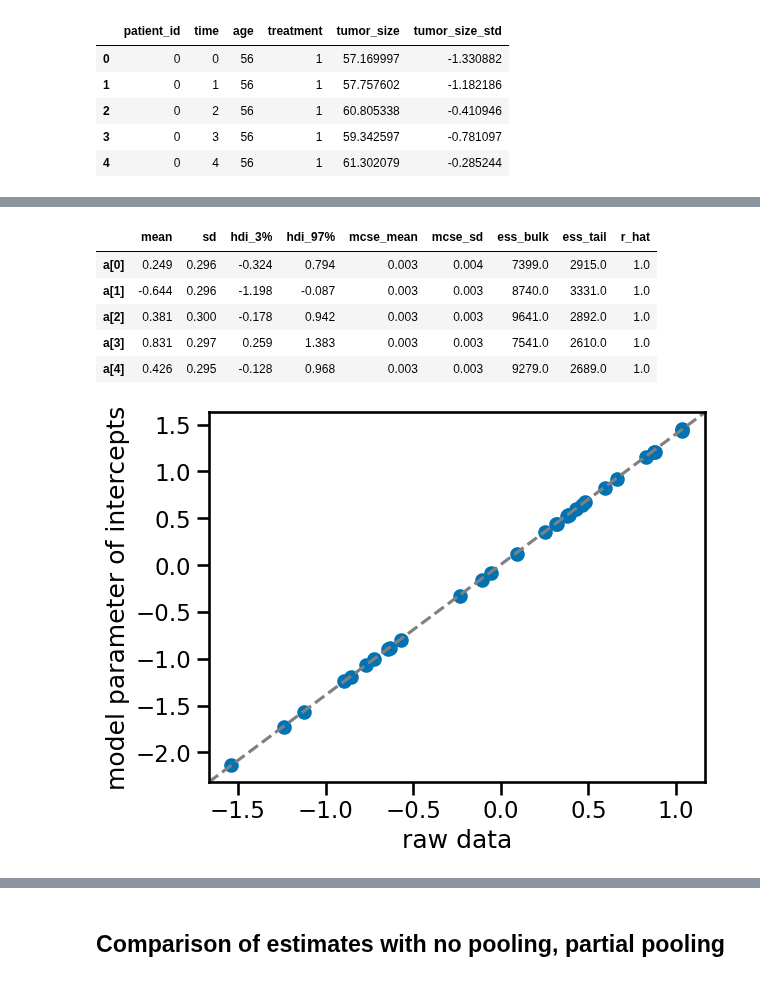
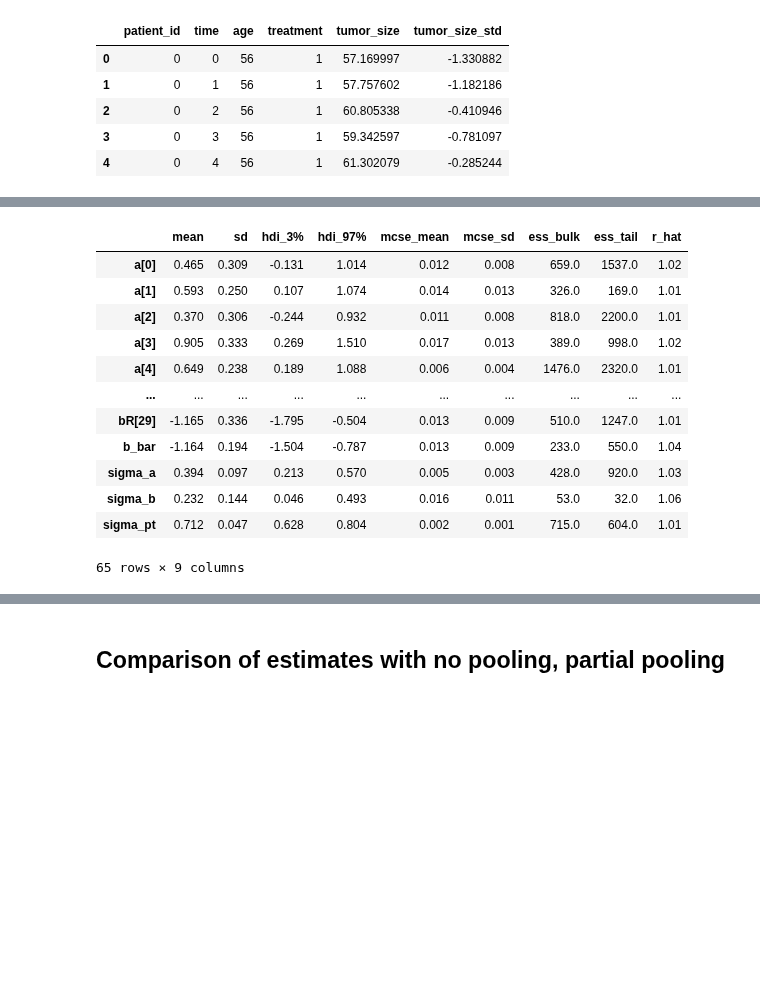
Before and after one commit to benslack19/benslack19.github.io, a Jupyter notebook: _posts_drafts/2024-05-29-time-series-varying-effects.ipynb, the cells around one changed output, grey strips where cells are left out. Cells and saved outputs as stored; diff of their text form; code cells hidden in the pictures; blank space fills up the shorter version.

```diff
--- a/_posts_drafts/2024-05-29-time-series-varying-effects.ipynb
+++ b/_posts_drafts/2024-05-29-time-series-varying-effects.ipynb
@@ -146,13 +183,20 @@ The `patient_id` variable is completely ignored. A subscript to denote the patie
 # %%
-# complete pooling, intercepts only
+# multilevel model, random intercepts and unpooled slopes
 with pm.Model() as m0:
 
-    # priors
-    a = pm.Normal("a_bar", 0.0, 1)
+    # prior for average patient
+    a_bar = pm.Normal("a_bar", 0.0, 1)
+    sigma_pt = pm.Exponential("sigma_pt", 1.0)
+
+    # prior for SD of tumor size
     sigma = pm.Exponential("sigma", 1.0)
 
+    # alpha, beta priors for each patient
+    a = pm.Normal("a", a_bar, sigma_pt, shape=len(df_data["patient_id"].unique()))
+    bR = pm.Normal("bR", 0, 1, shape=len(df_data["patient_id"].unique()))
+
     # linear model
-    mu = a
+    mu = a[df_data["patient_id"]] + bR[df_data["patient_id"]] * df_data['treatment']
 
     # likelihood
     s = pm.Normal("s", mu=mu, sigma=sigma, observed=df_data["tumor_size_std"])
@@ -189,13 +261,22 @@ $$ \sigma \sim \text{Exponential}(1) $$
 # %%
-# no pooling, intercepts only
+# multilevel model, random intercepts and random slopes
 with pm.Model() as m1:
 
-    # priors
-    a = pm.Normal("a", 0.0, 1, shape=df_data["patient_id"].nunique())
-    sigma = pm.Exponential("sigma", 1.0)
+    # hyperpriors for average patient
+    a_bar = pm.Normal("a_bar", 0.0, 1)
+    sigma_a = pm.Exponential("sigma_a", 1.0)
+    b_bar = pm.Normal("b_bar", 0.0, 1)
+    sigma_b = pm.Exponential("sigma_b", 1.0)
 
-    # linear model... # initialize with pymc data?... represent patient as its own cluster
-    mu = a[df_data["patient_id"]]
+    # prior for SD of tumor size
+    sigma = pm.Exponential("sigma_pt", 1.0)
+
+    # alpha, beta priors for each patient
+    a = pm.Normal("a", a_bar, sigma_a, shape=len(df_data["patient_id"].unique()))
+    bR = pm.Normal("bR", b_bar, sigma_b, shape=len(df_data["patient_id"].unique()))
+
+    # linear model
+    mu = a[df_data["patient_id"]] + bR[df_data["patient_id"]] * df_data['treatment']
 
     # likelihood
     s = pm.Normal("s", mu=mu, sigma=sigma, observed=df_data["tumor_size_std"])
@@ -231,19 +299,16 @@ ServerApp.rate_limit_window=3.0 (secs)
 # %%
-az.summary(trace_m1).head()
+az.summary(trace_m1)
 # %% [output]
 |  | mean | sd | hdi_3% | hdi_97% | mcse_mean | mcse_sd | ess_bulk | ess_tail | r_hat |
-| a[0] | 0.249 | 0.296 | -0.324 | 0.794 | 0.003 | 0.004 | 7399.0 | 2915.0 | 1.0 |
-| a[1] | -0.644 | 0.296 | -1.198 | -0.087 | 0.003 | 0.003 | 8740.0 | 3331.0 | 1.0 |
-| a[2] | 0.381 | 0.300 | -0.178 | 0.942 | 0.003 | 0.003 | 9641.0 | 2892.0 | 1.0 |
-| a[3] | 0.831 | 0.297 | 0.259 | 1.383 | 0.003 | 0.003 | 7541.0 | 2610.0 | 1.0 |
-| a[4] | 0.426 | 0.295 | -0.128 | 0.968 | 0.003 | 0.003 | 9279.0 | 2689.0 | 1.0 |
+| a[0] | 0.465 | 0.309 | -0.131 | 1.014 | 0.012 | 0.008 | 659.0 | 1537.0 | 1.02 |
+| a[1] | 0.593 | 0.250 | 0.107 | 1.074 | 0.014 | 0.013 | 326.0 | 169.0 | 1.01 |
+| a[2] | 0.370 | 0.306 | -0.244 | 0.932 | 0.011 | 0.008 | 818.0 | 2200.0 | 1.01 |
+| a[3] | 0.905 | 0.333 | 0.269 | 1.510 | 0.017 | 0.013 | 389.0 | 998.0 | 1.02 |
+| a[4] | 0.649 | 0.238 | 0.189 | 1.088 | 0.006 | 0.004 | 1476.0 | 2320.0 | 1.01 |
+| ... | ... | ... | ... | ... | ... | ... | ... | ... | ... |
+| bR[29] | -1.165 | 0.336 | -1.795 | -0.504 | 0.013 | 0.009 | 510.0 | 1247.0 | 1.01 |
+| b_bar | -1.164 | 0.194 | -1.504 | -0.787 | 0.013 | 0.009 | 233.0 | 550.0 | 1.04 |
+| sigma_a | 0.394 | 0.097 | 0.213 | 0.570 | 0.005 | 0.003 | 428.0 | 920.0 | 1.03 |
+| sigma_b | 0.232 | 0.144 | 0.046 | 0.493 | 0.016 | 0.011 | 53.0 | 32.0 | 1.06 |
+| sigma_pt | 0.712 | 0.047 | 0.628 | 0.804 | 0.002 | 0.001 | 715.0 | 604.0 | 1.01 |
+65 rows × 9 columns
-# %%
-f, ax = plt.subplots()
-ax.scatter(
-    az.summary(trace_m1, var_names=["a"])["mean"],
-    standardize(df_data.groupby("patient_id")["tumor_size"].mean()),
-)
-ax.plot([0, 1], [0, 1], transform=ax.transAxes, linestyle="dashed", color="gray")
-ax.set(xlabel="raw data", ylabel="model parameter of intercepts");
-# %% [output]
-[figure, removed]
```
Also changed, not shown: parts of 27 cells of this notebook, 7 other files.
